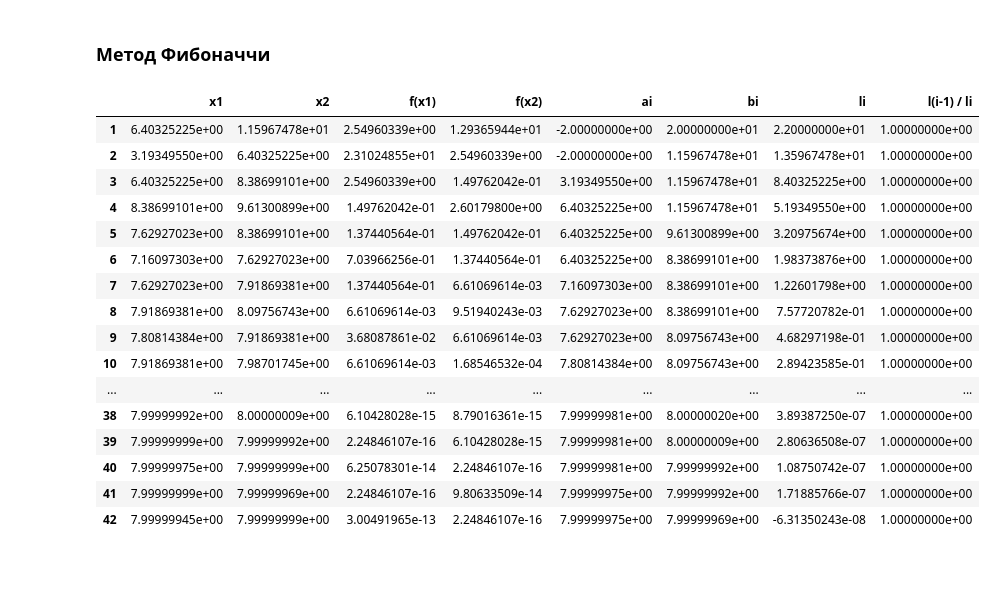
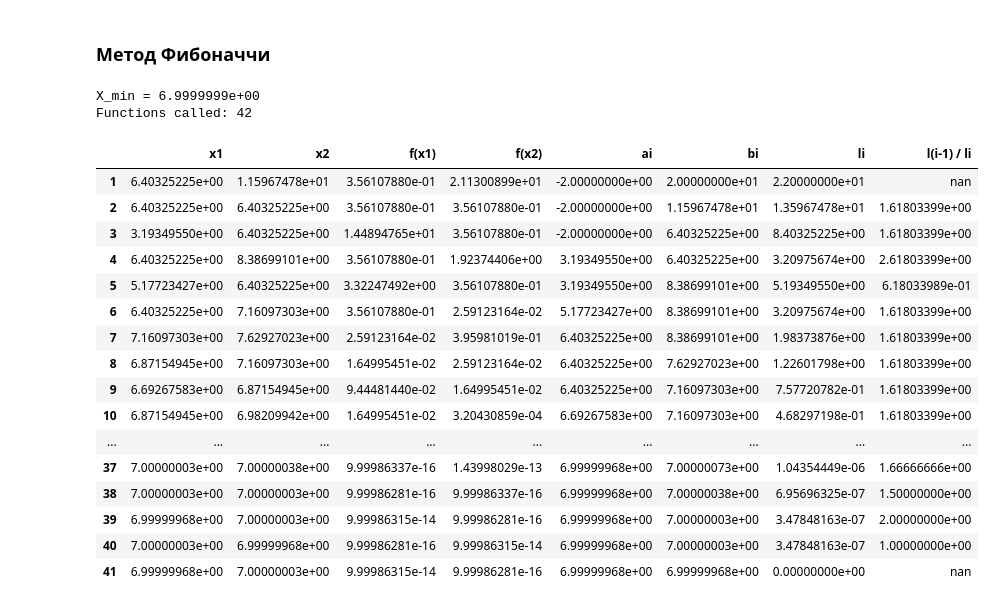
Before and after one commit to EgorYankovsky/MetodyOptimusaPrima_1, a Jupyter notebook: Lab_1.ipynb, the cells around one changed output. Saved outputs shown, nothing was run; the diff lists cells and outputs as text; code cells hidden in the pictures; blank space fills up the shorter version.

```diff
--- a/Lab_1.ipynb
+++ b/Lab_1.ipynb
@@ -168,57 +61,24 @@ GoldenRatioMethod()
 # %% [markdown]
 ### Метод Фибоначчи
-# %%
-def FibonachiMethod(eps = 10 ** (-7), a0 = -2.0, b0 = 20.0):
-    fn2, fn0 = FindFib((b0 - a0) / eps)
-    a, b, x1, x2, xm = [], [], [], [], []
-    a.append(a0)
-    b.append(b0)
-    x1.append(a[0] + (b[0] - a[0]) * fn0 / fn2)
-    x2.append(a[0] + b[0] - x1[0])
-    xm.append(0)
-    n = 0
-    while (abs(b[n] - a[n]) > eps):
-        if (f(x1[n]) <= f(x2[n])):
-            a.append(a[n])
-            b.append(x2[n])
-            x2.append(x1[n])
-            x1.append(a[n + 1] + b[n + 1] - x1[n])
-            xm.append(x1[n])
-        else:
-            a.append(x1[n])
-            b.append(b[n])
-            x1.append(x2[n])
-            x2.append(a[n + 1] + b[n + 1] - x2[n])
-            xm.append(x2[n])
-        n += 1
-    iArr = range(1, n + 2)
-    df = pd.DataFrame({'x1' : x1,
-                       'x2' : x2,
-                       'f(x1)' : [f(xi) for xi in x1],
-                       'f(x2)' : [f(xi) for xi in x2],
-                       'ai' : a,
-                       'bi' : b,
-                       'li' : [b[i] - a[i] for i in range(n + 1)],
-                       'l(i-1) / li ' : [(b[i] - a[i]) / (b[i] - a[i]) for i in range(n + 1)]},
-                        index = iArr)
-    display(df.style.format('{:.8e}').highlight_min(subset='li', color = '#ACDDDE'))
 # %%
-FibonachiMethod()
+FibonachiMethod(False)
 # %% [output]
+X_min = 6.9999999e+00
+Functions called: 42
 |  | x1 | x2 | f(x1) | f(x2) | ai | bi | li | l(i-1) / li |
-| 1 | 6.40325225e+00 | 1.15967478e+01 | 2.54960339e+00 | 1.29365944e+01 | -2.00000000e+00 | 2.00000000e+01 | 2.20000000e+01 | 1.00000000e+00 |
-| 2 | 3.19349550e+00 | 6.40325225e+00 | 2.31024855e+01 | 2.54960339e+00 | -2.00000000e+00 | 1.15967478e+01 | 1.35967478e+01 | 1.00000000e+00 |
-| 3 | 6.40325225e+00 | 8.38699101e+00 | 2.54960339e+00 | 1.49762042e-01 | 3.19349550e+00 | 1.15967478e+01 | 8.40325225e+00 | 1.00000000e+00 |
-| 4 | 8.38699101e+00 | 9.61300899e+00 | 1.49762042e-01 | 2.60179800e+00 | 6.40325225e+00 | 1.15967478e+01 | 5.19349550e+00 | 1.00000000e+00 |
-| 5 | 7.62927023e+00 | 8.38699101e+00 | 1.37440564e-01 | 1.49762042e-01 | 6.40325225e+00 | 9.61300899e+00 | 3.20975674e+00 | 1.00000000e+00 |
-| 6 | 7.16097303e+00 | 7.62927023e+00 | 7.03966256e-01 | 1.37440564e-01 | 6.40325225e+00 | 8.38699101e+00 | 1.98373876e+00 | 1.00000000e+00 |
-| 7 | 7.62927023e+00 | 7.91869381e+00 | 1.37440564e-01 | 6.61069614e-03 | 7.16097303e+00 | 8.38699101e+00 | 1.22601798e+00 | 1.00000000e+00 |
-| 8 | 7.91869381e+00 | 8.09756743e+00 | 6.61069614e-03 | 9.51940243e-03 | 7.62927023e+00 | 8.38699101e+00 | 7.57720782e-01 | 1.00000000e+00 |
-| 9 | 7.80814384e+00 | 7.91869381e+00 | 3.68087861e-02 | 6.61069614e-03 | 7.62927023e+00 | 8.09756743e+00 | 4.68297198e-01 | 1.00000000e+00 |
-| 10 | 7.91869381e+00 | 7.98701745e+00 | 6.61069614e-03 | 1.68546532e-04 | 7.80814384e+00 | 8.09756743e+00 | 2.89423585e-01 | 1.00000000e+00 |
+| 1 | 6.40325225e+00 | 1.15967478e+01 | 3.56107880e-01 | 2.11300899e+01 | -2.00000000e+00 | 2.00000000e+01 | 2.20000000e+01 | nan |
+| 2 | 6.40325225e+00 | 6.40325225e+00 | 3.56107880e-01 | 3.56107880e-01 | -2.00000000e+00 | 1.15967478e+01 | 1.35967478e+01 | 1.61803399e+00 |
+| 3 | 3.19349550e+00 | 6.40325225e+00 | 1.44894765e+01 | 3.56107880e-01 | -2.00000000e+00 | 6.40325225e+00 | 8.40325225e+00 | 1.61803399e+00 |
+| 4 | 6.40325225e+00 | 8.38699101e+00 | 3.56107880e-01 | 1.92374406e+00 | 3.19349550e+00 | 6.40325225e+00 | 3.20975674e+00 | 2.61803399e+00 |
+| 5 | 5.17723427e+00 | 6.40325225e+00 | 3.32247492e+00 | 3.56107880e-01 | 3.19349550e+00 | 8.38699101e+00 | 5.19349550e+00 | 6.18033989e-01 |
+| 6 | 6.40325225e+00 | 7.16097303e+00 | 3.56107880e-01 | 2.59123164e-02 | 5.17723427e+00 | 8.38699101e+00 | 3.20975674e+00 | 1.61803399e+00 |
+| 7 | 7.16097303e+00 | 7.62927023e+00 | 2.59123164e-02 | 3.95981019e-01 | 6.40325225e+00 | 8.38699101e+00 | 1.98373876e+00 | 1.61803399e+00 |
+| 8 | 6.87154945e+00 | 7.16097303e+00 | 1.64995451e-02 | 2.59123164e-02 | 6.40325225e+00 | 7.62927023e+00 | 1.22601798e+00 | 1.61803399e+00 |
+| 9 | 6.69267583e+00 | 6.87154945e+00 | 9.44481440e-02 | 1.64995451e-02 | 6.40325225e+00 | 7.16097303e+00 | 7.57720782e-01 | 1.61803399e+00 |
+| 10 | 6.87154945e+00 | 6.98209942e+00 | 1.64995451e-02 | 3.20430859e-04 | 6.69267583e+00 | 7.16097303e+00 | 4.68297198e-01 | 1.61803399e+00 |
 | ... | ... | ... | ... | ... | ... | ... | ... | ... |
-| 38 | 7.99999992e+00 | 8.00000009e+00 | 6.10428028e-15 | 8.79016361e-15 | 7.99999981e+00 | 8.00000020e+00 | 3.89387250e-07 | 1.00000000e+00 |
-| 39 | 7.99999999e+00 | 7.99999992e+00 | 2.24846107e-16 | 6.10428028e-15 | 7.99999981e+00 | 8.00000009e+00 | 2.80636508e-07 | 1.00000000e+00 |
-| 40 | 7.99999975e+00 | 7.99999999e+00 | 6.25078301e-14 | 2.24846107e-16 | 7.99999981e+00 | 7.99999992e+00 | 1.08750742e-07 | 1.00000000e+00 |
-| 41 | 7.99999999e+00 | 7.99999969e+00 | 2.24846107e-16 | 9.80633509e-14 | 7.99999975e+00 | 7.99999992e+00 | 1.71885766e-07 | 1.00000000e+00 |
-| 42 | 7.99999945e+00 | 7.99999999e+00 | 3.00491965e-13 | 2.24846107e-16 | 7.99999975e+00 | 7.99999969e+00 | -6.31350243e-08 | 1.00000000e+00 |
+| 37 | 7.00000003e+00 | 7.00000038e+00 | 9.99986337e-16 | 1.43998029e-13 | 6.99999968e+00 | 7.00000073e+00 | 1.04354449e-06 | 1.66666666e+00 |
+| 38 | 7.00000003e+00 | 7.00000003e+00 | 9.99986281e-16 | 9.99986337e-16 | 6.99999968e+00 | 7.00000038e+00 | 6.95696325e-07 | 1.50000000e+00 |
+| 39 | 6.99999968e+00 | 7.00000003e+00 | 9.99986315e-14 | 9.99986281e-16 | 6.99999968e+00 | 7.00000003e+00 | 3.47848163e-07 | 2.00000000e+00 |
+| 40 | 7.00000003e+00 | 6.99999968e+00 | 9.99986281e-16 | 9.99986315e-14 | 6.99999968e+00 | 7.00000003e+00 | 3.47848163e-07 | 1.00000000e+00 |
+| 41 | 6.99999968e+00 | 7.00000003e+00 | 9.99986315e-14 | 9.99986281e-16 | 6.99999968e+00 | 6.99999968e+00 | 0.00000000e+00 | nan |
```
Also changed, not shown: parts of 28 cells of this notebook, 1 other file.
